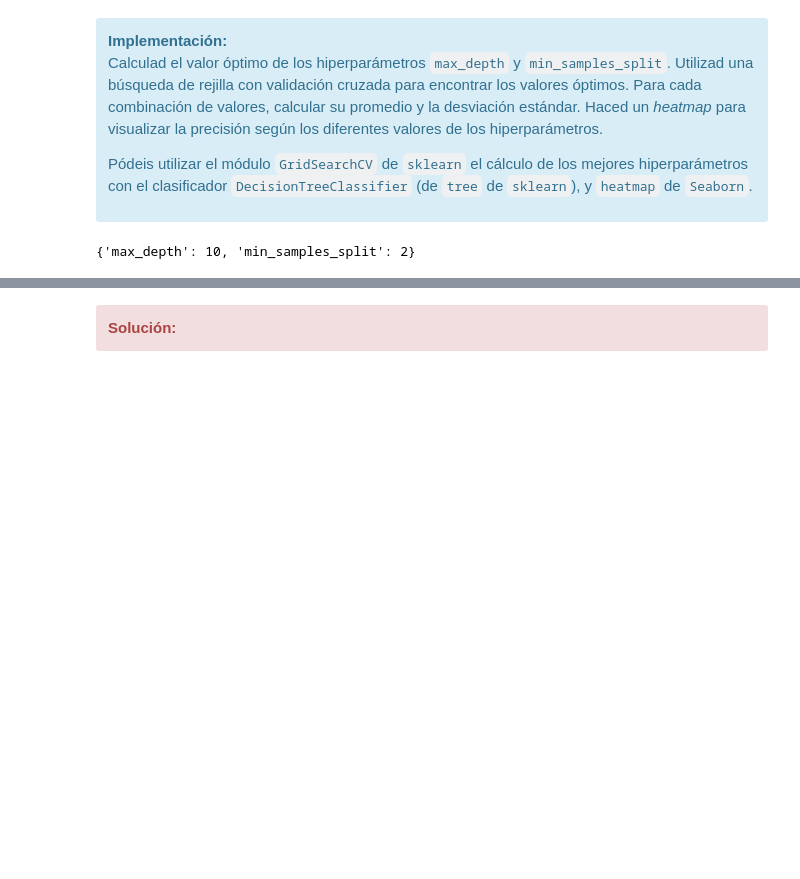
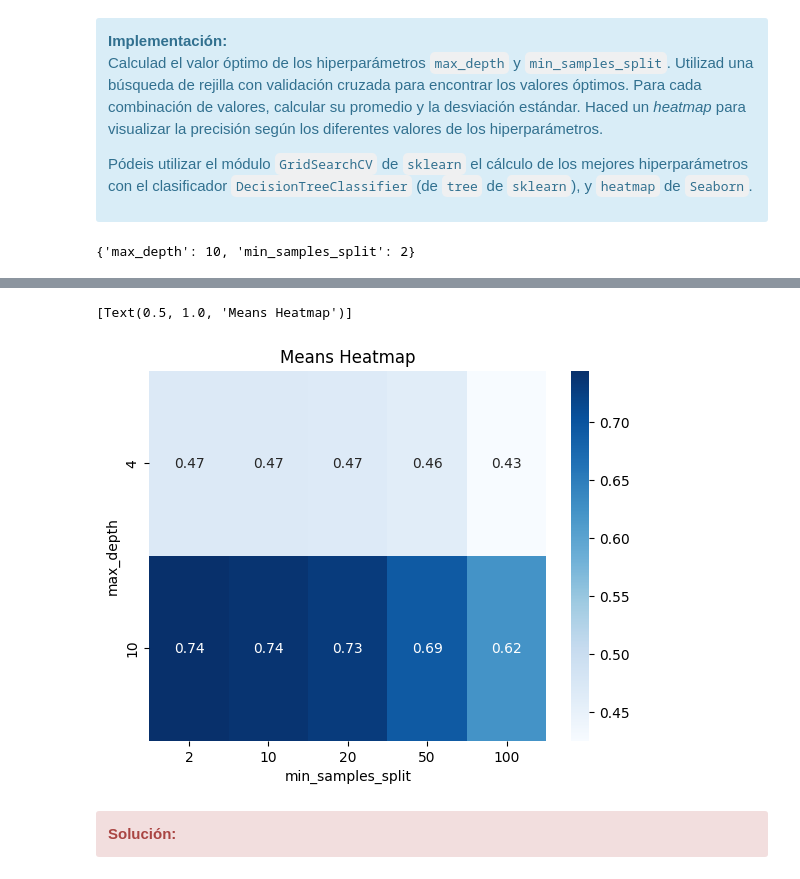
Before and after one commit to JDS1975/M-todos-supervisados, a Jupyter notebook: Copia_de_Copia_de_20222_M2_855_PEC3_JORGE.ipynb, the cells around one changed output, grey strips where cells are left out. Saved outputs shown, nothing was run; the diff lists cells and outputs as text; code cells hidden in the pictures; blank space fills up the shorter version.

```diff
--- a/Copia_de_Copia_de_20222_M2_855_PEC3_JORGE.ipynb
+++ b/Copia_de_Copia_de_20222_M2_855_PEC3_JORGE.ipynb
@@ -738,8 +742,10 @@ Pódeis utilizar el módulo `GridSearchCV` de `sklearn` el cálculo de los mejor
 min_samples_split = [2,10,20,50,100]
 max_depth = [4,10]
 param_grid = {"min_samples_split":min_samples_split,"max_depth":max_depth}
-grid = GridSearchCV(tree, param_grid)
+grid = GridSearchCV(clf, param_grid)
 grid_search = grid.fit(X_train, y_train)
+params = grid_search.cv_results_['params']
+means = grid_search.cv_results_["mean_test_score"]
 print(grid_search.best_params_)
 # %% [output]
 {'max_depth': 10, 'min_samples_split': 2}
@@ -754,3 +792,13 @@ TypeError: ignored
+# %%
+param1 = [x["max_depth"] for x in params]
+param2 = [x["min_samples_split"] for x in params]
+
+precisions = pd.DataFrame(zip(param1, param2, means), columns=['max_depth', 'min_samples_split', 'means'])
+precisions = precisions.pivot('max_depth', 'min_samples_split', 'means')
+sns.heatmap(precisions,cmap="Blues",annot = True).set(title="Means Heatmap")
+# %% [output]
+[Text(0.5, 1.0, 'Means Heatmap')]
+[figure, added]
 # %% [markdown]
 <div class="alert alert-block alert-danger">
 <strong>Solución:</strong>
```
Also changed, not shown: parts of 23 cells of this notebook.
